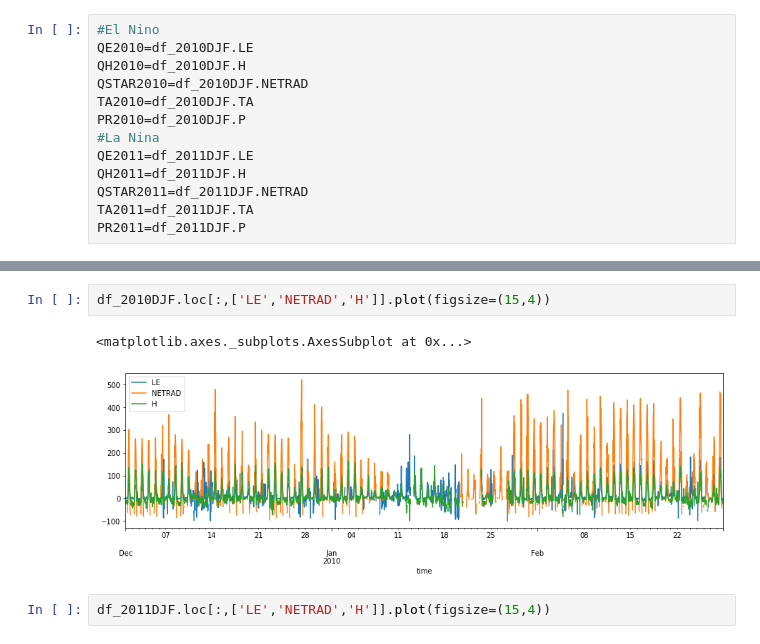
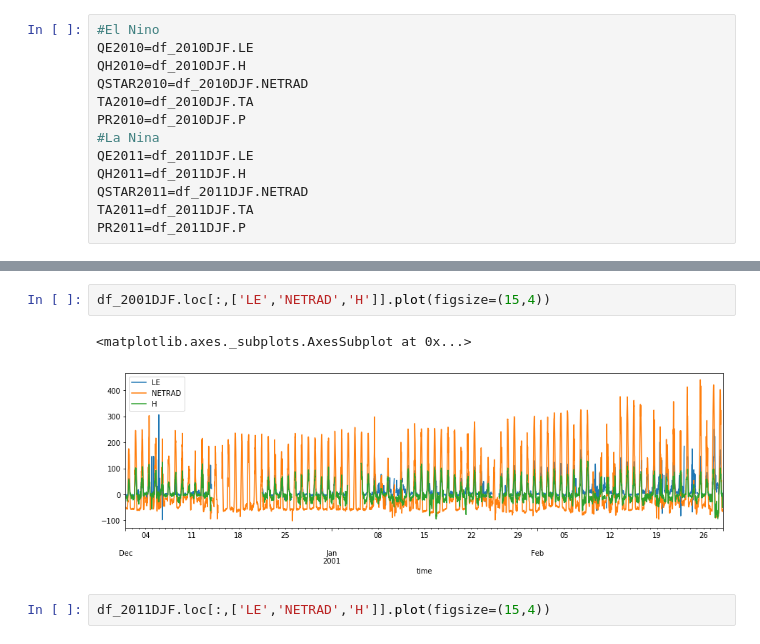
Before and after one commit to rachcheyne/ASSIGNMENT-2, a Jupyter notebook: VAIRA RANCH IONE.ipynb, the cells around one changed output, grey strips where cells are left out. Cells and saved outputs as stored; diff of their text form.

```diff
--- a/VAIRA RANCH IONE.ipynb
+++ b/VAIRA RANCH IONE.ipynb
@@ -74,8 +85,8 @@ PR2011=df_2011DJF.P
 # %%
-df_2010DJF.loc[:,['LE','NETRAD','H']].plot(figsize=(15,4))
+df_2001DJF.loc[:,['LE','NETRAD','H']].plot(figsize=(15,4))
 # %% [output]
 <matplotlib.axes._subplots.AxesSubplot at 0x...>
-[figure, old version]
+[figure, new version]
 # %%
 df_2011DJF.loc[:,['LE','NETRAD','H']].plot(figsize=(15,4))
 # %% [output]
```
Also changed, not shown: parts of 7 cells of this notebook.
